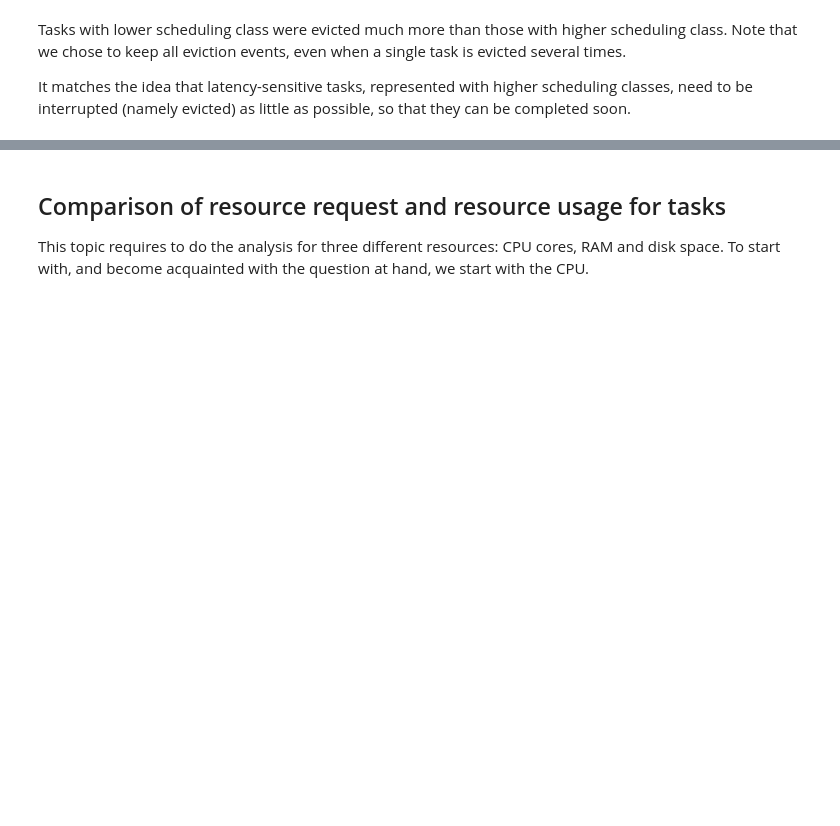
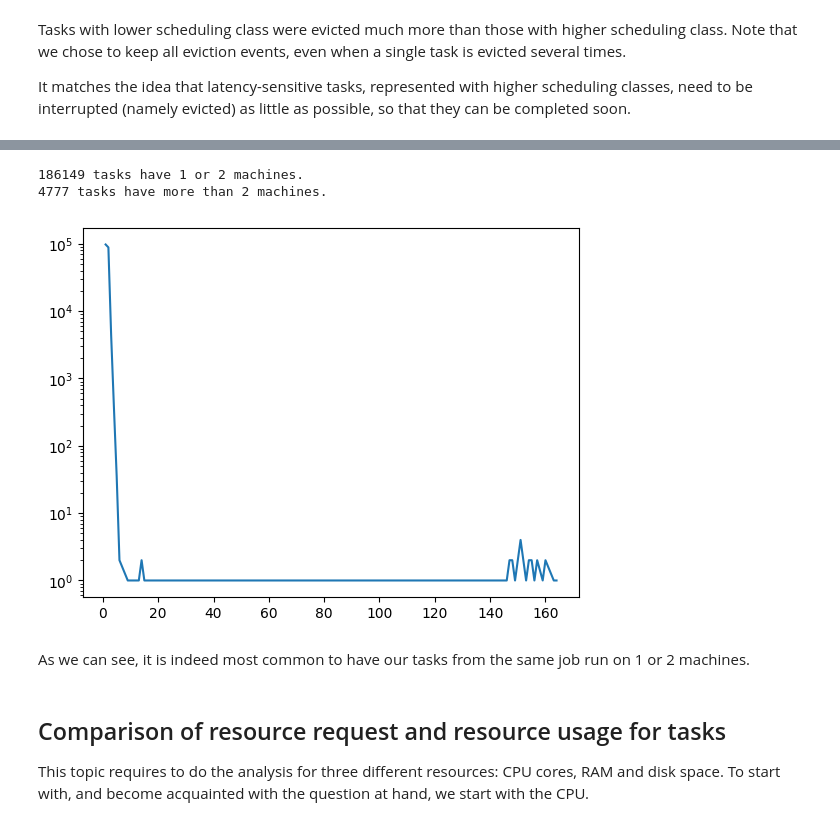
Before and after one commit to EltRnl/SparkProject, a Jupyter notebook: src/rough_exploration.ipynb, the cells around one changed output, grey strips where cells are left out. Saved outputs shown, nothing was run; the diff lists cells and outputs as text; code cells hidden in the pictures; blank space fills up the shorter version.

```diff
--- a/src/rough_exploration.ipynb
+++ b/src/rough_exploration.ipynb
@@ -409,3 +413,29 @@ It matches the idea that latency-sensitive tasks, represented with higher schedu
+# %%
+nb_machines_per_job = task_events \
+    .map(lambda event: ((task_events_get["job ID"](event),task_events_get["task index"](event)),{task_events_get["machine ID"](event)})) \
+    .reduceByKey(lambda machine1,machine2: machine1 | machine2) \
+    .map(lambda job: len(job[1]))
+
+same_and_different_distribution = nb_machines_per_job \
+    .map(lambda count: "1 or 2" if count<=2 else "more than 2") \
+    .countByValue() \
+    .items()
+
+for stat in same_and_different_distribution:
+    print(f"{stat[1]} tasks have {stat[0]} machines.")
+
+final = list(nb_machines_per_job.countByValue().items())
+final.sort(key=lambda x:x[0])
+
+plt.plot(*zip(*final))
+plt.yscale("log")
+plt.show()
+# %% [output]
+186149 tasks have 1 or 2 machines.
+4777 tasks have more than 2 machines.
+[figure, added]
+# %% [markdown]
+As we can see, it is indeed most common to have our tasks from the same job run on 1 or 2 machines.
 # %% [markdown]
 ## Comparison of resource request and resource usage for tasks
 
```
Also changed, not shown: parts of 1 cell of this notebook.
